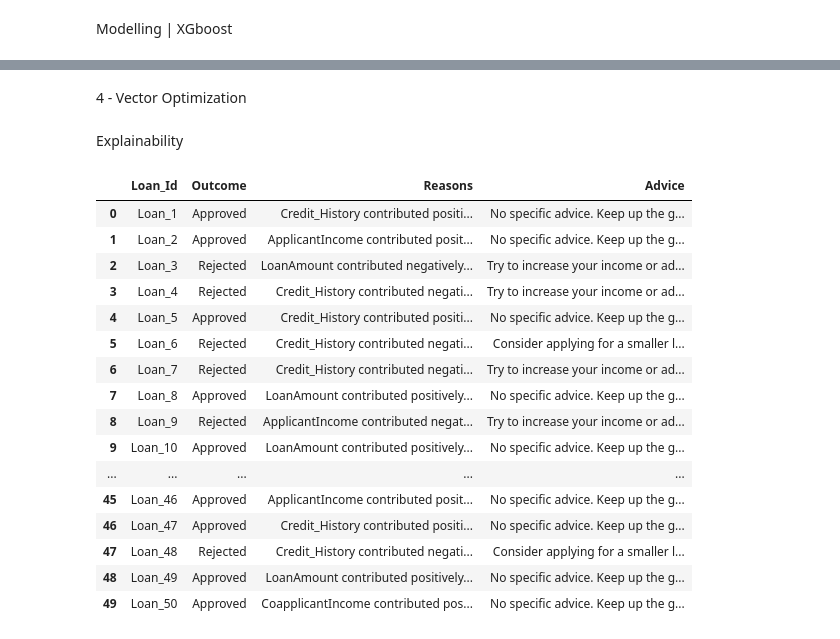
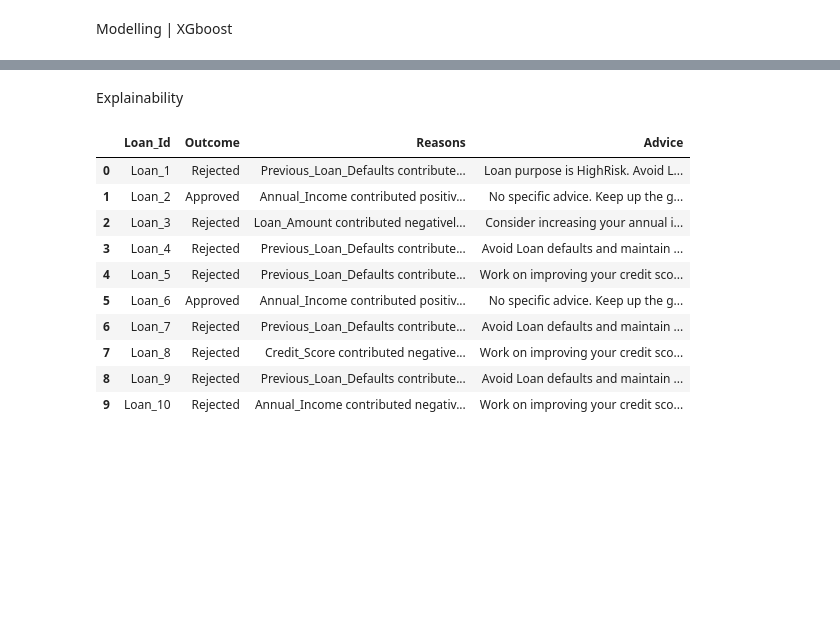
Before and after one commit to ivyycc/ACML-Project-, a Jupyter notebook: Data_Preprocessing/DataPreprocessing.ipynb, the cells around one changed output, grey strips where cells are left out. Drawn from its saved outputs; the diff is of its cells as text; code cells hidden in the pictures; blank space fills up the shorter version.

Commit message:
NewDataSet
New Data

```diff
--- a/Data_Preprocessing/DataPreprocessing.ipynb
+++ b/Data_Preprocessing/DataPreprocessing.ipynb
@@ -14,9 +15,9 @@ from xgboost import XGBClassifier
 Data Preprocessing
 # %%
 # Load data
-filepath = 'train.csv'  # Replace with your actual path
-df_Train = pd.read_csv(filepath, sep=';')
-# Display info and head
+filepath = 'loan_data.csv'  # Replace with your actual path
+df_Train = pd.read_csv(filepath, sep=',')
+# Display info about the Data
 df_Train.info()
 # %% [output]
 <class 'pandas.core.frame.DataFrame'>
@@ -124,8 +135,8 @@ for col in label_cols:
 # %% [markdown]
 Modelling | XGboost
 # %%
-# Define features and target
-X = df_Train.drop(columns=['Loan_ID', 'Loan_Status', 'Property_Area', 'Education', 'Married','Gender' ], axis=1)
+# Define features, excluding ones that won't be used to train the Model and the target
+X = df_Train.drop(columns=['Loan_Status', 'Age', 'Gender', 'Education_Level', 'Loan_Interest_Rate', 'Loan_Percentage_Income', 'Employment_Years'], axis=1)
 y = df_Train['Loan_Status']
 
 # First split: 70% train, 30% temp
@@ -136,8 +189,13 @@ X_val, X_test, y_val, y_test = train_test_split(X_temp, y_temp, test_size=0.5, s
 # %%
+
+# Set random seeds for reproducibility
+random.seed(42)
+np.random.seed(42)
+
 def decode_vector(vector):
     max_depth = int(3 + vector[0] * 7)
     learning_rate = 0.01 + vector[1] * 0.29
-    subsample = 0.5 + vector[2] * 0.5
+    subsample = 0.38 + vector[2] * 0.5
     colsample_bytree = 0.5 + vector[3] * 0.5
     return max_depth, learning_rate, subsample, colsample_bytree
 
@@ -244,5 +302,3 @@ Parameters: { "use_label_encoder" } are not used.
-# %% [markdown]
-4 - Vector Optimization
 # %% [markdown]
 Explainability
 # %%
@@ -260,7 +316,7 @@ from IPython.display import display, HTML
 # Show full text in DataFrame columns
 pd.set_option('display.max_colwidth', None)
 
-num_applicants = 50  # Show top 50 applicants
+num_applicants = 10  # Show top 50 applicants
 num_features = 5    # Top 5 contributing features
 
 explanations = []
@@ -294,57 +350,59 @@ for i in range(min(num_applicants, X_test.shape[0])):
         fname = X_test.columns[idx]
         val = feature_values[fname]
         val_str = readable_value(fname, val)
         impact = shap_row[idx]
 
         # Approved: show only positive contributions
         if outcome == 'Approved' and impact > 0:
             reasons.append(f"<b>{fname}</b> contributed positively to loan approval.")
 
         # Rejected: show only negative contributions and give advice
         elif outcome == 'Rejected' and impact < 0:
             reasons.append(f"<b>{fname}</b> contributed negatively to loan approval.")
 
-            # Add actionable tips only if negative
-            if 'income' in fname.lower():
-                tips.add("Try to increase your income or add a co-applicant.")
-            elif 'credit' in fname.lower():
-                tips.add("Focus on improving your credit score by managing debt responsibly.")
-            elif 'loan' in fname.lower() and 'amount' in fname.lower():
-                tips.add("Consider applying for a smaller loan amount or increasing your repayment term.")
-            elif 'dependents' in fname.lower():
-                tips.add("Reducing financial dependents or applying jointly may help.")
-            elif 'history' in fname.lower() or 'defaults' in fname.lower():
-                tips.add("Maintain a clean repayment history to improve approval chances.")
+            # Tailored advice based on actual negative influencer
+            if 'Income' in fname:
+                tips.add("Consider increasing your annual income or adding a co-applicant to strengthen your application.")
+            elif 'Credit_Score' in fname:
+                tips.add("Work on improving your credit score by paying bills on time and reducing outstanding debts.")
+            elif 'Loan_Amount' in fname:
+                tips.add("Try applying for a lower loan amount or extending your repayment period.")
+            elif 'Home_Ownership' in fname:
+                tips.add("Having stable home ownership can improve eligibility. Provide additional documentation if possible.")
+            elif 'Credit_History_Length' in fname:
+                tips.add("A longer credit history is favorable. Keep your credit accounts open and active.")
+            elif 'Previous_Loan_Defaults' in fname:
+                tips.add("Avoid Loan defaults and maintain a clean repayment record to boost your chances.")
+            elif 'Loan_Purpose' in fname:
+                tips.add("Loan purpose is HighRisk.")
+            # elif 'Age' in fname:
+            #     tips.add("Applicants closer to working age or retirement may face stricter criteria. Ensure your application reflects your financial stability.")
+            else:
+                tips.add(f"Review your {fname.replace('_', ' ')} for potential improvement.")
 
     loan_id = feature_values['Loan_ID'] if 'Loan_ID' in feature_values else f"Loan_{i+1}"
     advice_text = " ".join(tips) if outcome == 'Rejected' and tips else "No specific advice. Keep up the good financial habits."
 
     explanations.append({
         'Loan_Id': loan_id,
         'Outcome': outcome,
         'Reasons': " ".join(reasons) if reasons else "No major contributing factors found.",
         'Advice': advice_text
     })
 
 explanation_df = pd.DataFrame(explanations)
 
 # Display nicely
 display(HTML(explanation_df.to_html(escape=False)))
 # %% [output]
 |  | Loan_Id | Outcome | Reasons | Advice |
-| 0 | Loan_1 | Approved | Credit_History contributed positi... | No specific advice. Keep up the g... |
-| 1 | Loan_2 | Approved | ApplicantIncome contributed posit... | No specific advice. Keep up the g... |
-| 2 | Loan_3 | Rejected | LoanAmount contributed negatively... | Try to increase your income or ad... |
-| 3 | Loan_4 | Rejected | Credit_History contributed negati... | Try to increase your income or ad... |
-| 4 | Loan_5 | Approved | Credit_History contributed positi... | No specific advice. Keep up the g... |
-| 5 | Loan_6 | Rejected | Credit_History contributed negati... | Consider applying for a smaller l... |
-| 6 | Loan_7 | Rejected | Credit_History contributed negati... | Try to increase your income or ad... |
-| 7 | Loan_8 | Approved | LoanAmount contributed positively... | No specific advice. Keep up the g... |
-| 8 | Loan_9 | Rejected | ApplicantIncome contributed negat... | Try to increase your income or ad... |
-| 9 | Loan_10 | Approved | LoanAmount contributed positively... | No specific advice. Keep up the g... |
-| ... | ... | ... | ... | ... |
-| 45 | Loan_46 | Approved | ApplicantIncome contributed posit... | No specific advice. Keep up the g... |
-| 46 | Loan_47 | Approved | Credit_History contributed positi... | No specific advice. Keep up the g... |
-| 47 | Loan_48 | Rejected | Credit_History contributed negati... | Consider applying for a smaller l... |
-| 48 | Loan_49 | Approved | LoanAmount contributed positively... | No specific advice. Keep up the g... |
-| 49 | Loan_50 | Approved | CoapplicantIncome contributed pos... | No specific advice. Keep up the g... |
+| 0 | Loan_1 | Rejected | Previous_Loan_Defaults contribute... | Loan purpose is HighRisk. Avoid L... |
+| 1 | Loan_2 | Approved | Annual_Income contributed positiv... | No specific advice. Keep up the g... |
+| 2 | Loan_3 | Rejected | Loan_Amount contributed negativel... | Consider increasing your annual i... |
+| 3 | Loan_4 | Rejected | Previous_Loan_Defaults contribute... | Avoid Loan defaults and maintain ... |
+| 4 | Loan_5 | Rejected | Previous_Loan_Defaults contribute... | Work on improving your credit sco... |
+| 5 | Loan_6 | Approved | Annual_Income contributed positiv... | No specific advice. Keep up the g... |
+| 6 | Loan_7 | Rejected | Previous_Loan_Defaults contribute... | Avoid Loan defaults and maintain ... |
+| 7 | Loan_8 | Rejected | Credit_Score contributed negative... | Work on improving your credit sco... |
+| 8 | Loan_9 | Rejected | Previous_Loan_Defaults contribute... | Avoid Loan defaults and maintain ... |
+| 9 | Loan_10 | Rejected | Annual_Income contributed negativ... | Work on improving your credit sco... |
```
Also changed, not shown: parts of 14 cells of this notebook, 2 other files.
